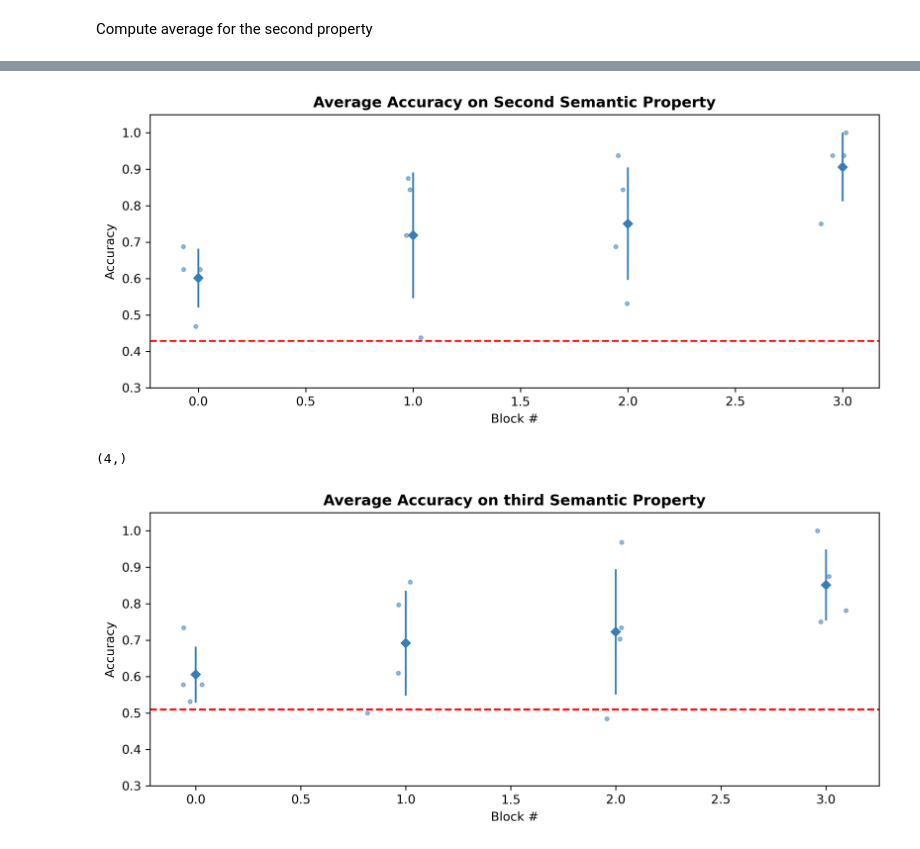
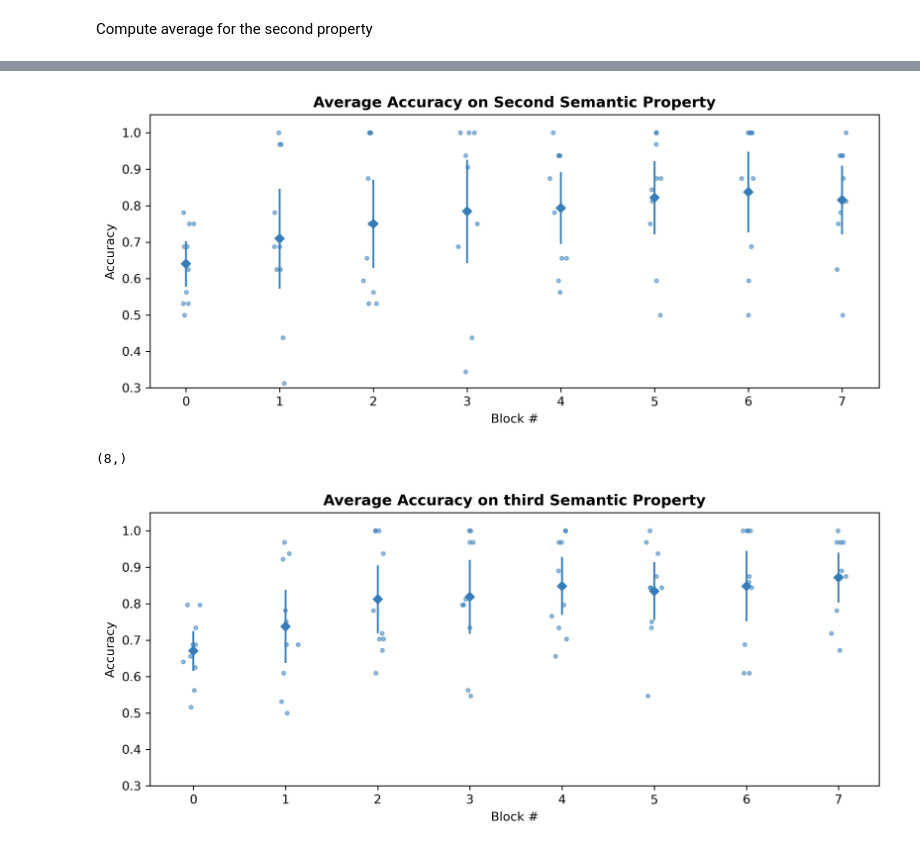
Before and after one commit to JirkoRu/analysis_scripts, a Jupyter notebook: data_loading/2_plotPerformances.ipynb, the cells around one changed output, grey strips where cells are left out. Saved outputs shown, nothing was run; the diff lists cells and outputs as text; code cells hidden in the pictures.

Commit message:
new plots

```diff
--- a/data_loading/2_plotPerformances.ipynb
+++ b/data_loading/2_plotPerformances.ipynb
@@ -38,7 +38,10 @@ bloc_type_colors = {
 # %% [markdown]
 Plotting function
 # %%
-def plot_accuracy(subj_means, block_mean, block_se, fig_name, fig_title, chance_level):
+from sqlalchemy import false
+
+
+def plot_accuracy(subj_means, block_mean, block_se, fig_name, fig_title, chance_level=False):
     # Define figure
     fig, ax = plt.subplots(1, 1, figsize=(9, 4), dpi=300, facecolor='w')
 
@@ -64,7 +67,8 @@ def plot_accuracy(subj_means, block_mean, block_se, fig_name, fig_title, chance_
             alpha = 0.5,
             lw = 0
         )
-    ax.axhline(y=chance_level, color='r', linestyle='--' )
+    if chance_level:
+        ax.axhline(y=chance_level, color='r', linestyle='--' )
     # Aesthetics
     ax.set_title(fig_title, fontweight='bold')
     ax.set_ylim(0.3, 1.05)
@@ -122,23 +126,23 @@ mean_acc_second.shape
 # %%
 # Define figure
-func_name = 'figures/fig_3.png'
+func_name = 'figures_new/fig_3.png'
 fig_title = 'Average Accuracy on Second Semantic Property'
 # chance_level = 3/7
-plot_accuracy(subj_acc_second, mean_acc_second, se_acc_second, func_name, fig_title, chance_level)
+plot_accuracy(subj_acc_second, mean_acc_second, se_acc_second, func_name, fig_title)
 # %% [output]
-[figure, old version]
+[figure, new version]
 # %%
-subj_acc_second = np.nanmean(acc_third_prop, axis=2)
-mean_acc_second = np.mean(subj_acc_second, axis=0)
-se_acc_second = np.std(subj_acc_second, axis=0)/np.sqrt(n_sujs)
-mean_acc_second.shape
+subj_acc_third = np.nanmean(acc_third_prop, axis=2)
+mean_acc_third = np.mean(subj_acc_third, axis=0)
+se_acc_third = np.std(subj_acc_third, axis=0)/np.sqrt(n_sujs)
+mean_acc_third.shape
 # %% [output]
-(4,)
+(8,)
 # %%
 # Define figure
-func_name = 'figures/fig_4.png'
+func_name = 'figures_new/fig_4.png'
 fig_title = 'Average Accuracy on third Semantic Property'
 # chance_level = 3/7
-plot_accuracy(subj_acc_second, mean_acc_second, se_acc_second, func_name, fig_title, chance_level)
+plot_accuracy(subj_acc_third, mean_acc_third, se_acc_third, func_name, fig_title)
 # %% [output]
-[figure, old version]
+[figure, new version]
```
Also changed, not shown: parts of 7 cells of this notebook, 6 other files.
